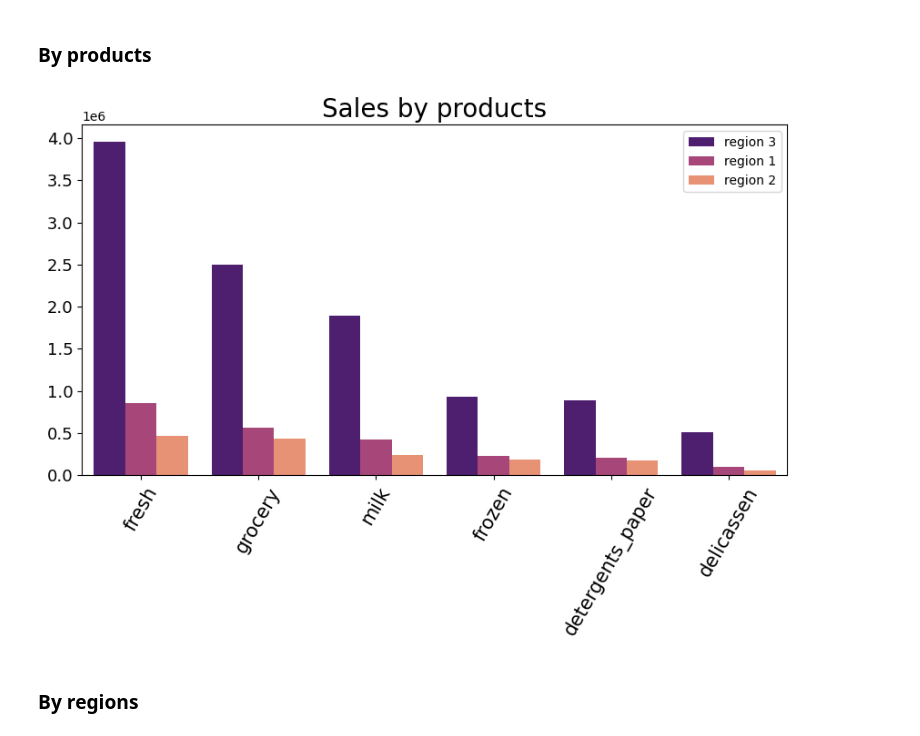
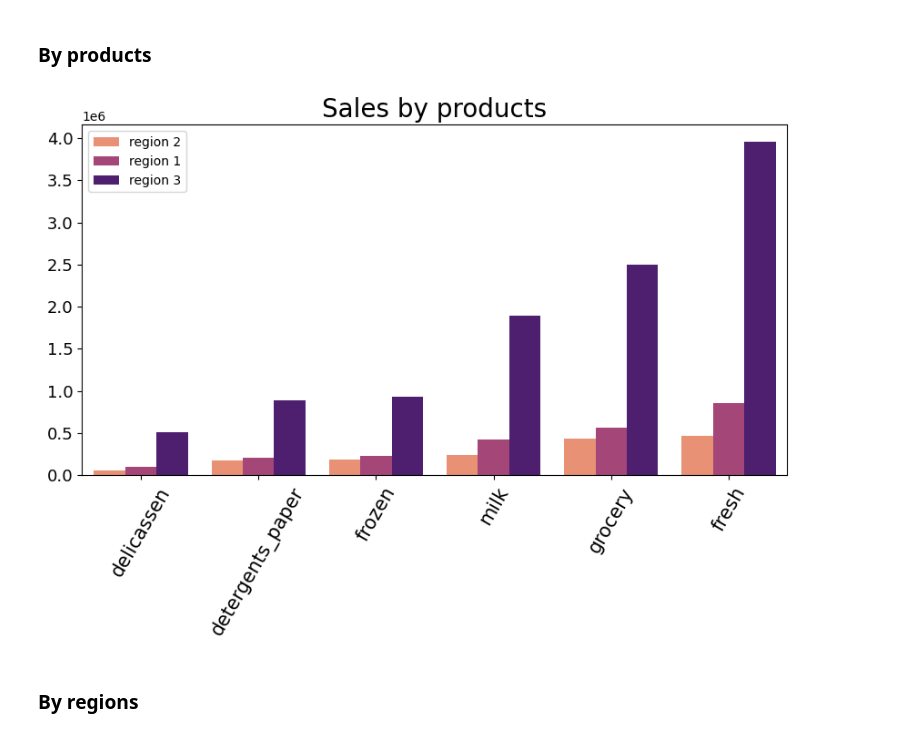
Before and after one commit to m6rie/python_analytics, a Jupyter notebook: case_study/wholesale_customers/wholesale_customers.ipynb, the cells around one changed output. Drawn from its saved outputs; the diff is of its cells as text; code cells hidden in the pictures.

Commit message:
sales by product chart inverted to display increase instead of decrease

```diff
--- a/case_study/wholesale_customers/wholesale_customers.ipynb
+++ b/case_study/wholesale_customers/wholesale_customers.ipynb
@@ -118,7 +118,7 @@ value_vars = ['fresh', 'milk', 'grocery', 'frozen', 'detergents_paper',
 value_name = 'sales',
 var_name = 'product')
 
-w_unpivot.sort_values(by = 'sales', ascending=False, inplace=True)
+w_unpivot.sort_values(by = 'sales', ascending=True, inplace=True)
 
 w_unpivot.head(10)
 # %% [output]
@@ -173,23 +173,23 @@ w_prod = w_unpivot['product'].to_numpy()
 # %%
 # create the chart by giving it a size, a title
 fig, ax = plt.subplots(figsize = (10, 5))
 ax.set_title( "Sales by products" , size = 20)
 
 # chosing the chart type, the color theme, the data, selecting the variables for the x and y axis,
 # and adding the region variable as a color
 sns.barplot(x=w_prod, y=w_sales, hue=w_region,
             data = w_unpivot,
-            palette = "magma")
+            palette = "magma_r")
 
 # rotation the data info to avoid overlapping
 plt.xticks(rotation = 60)
 # plt.style.use('seaborn')
 
 # resize the text
 plt.tick_params(axis = 'x', labelsize = 15)
 plt.tick_params(axis = 'y', labelsize = 13)
 # %% [output]
-[figure, old version]
+[figure, new version]
 # %% [markdown]
 ### By regions
 # %%
```
Also changed, not shown: parts of 2 cells of this notebook.
